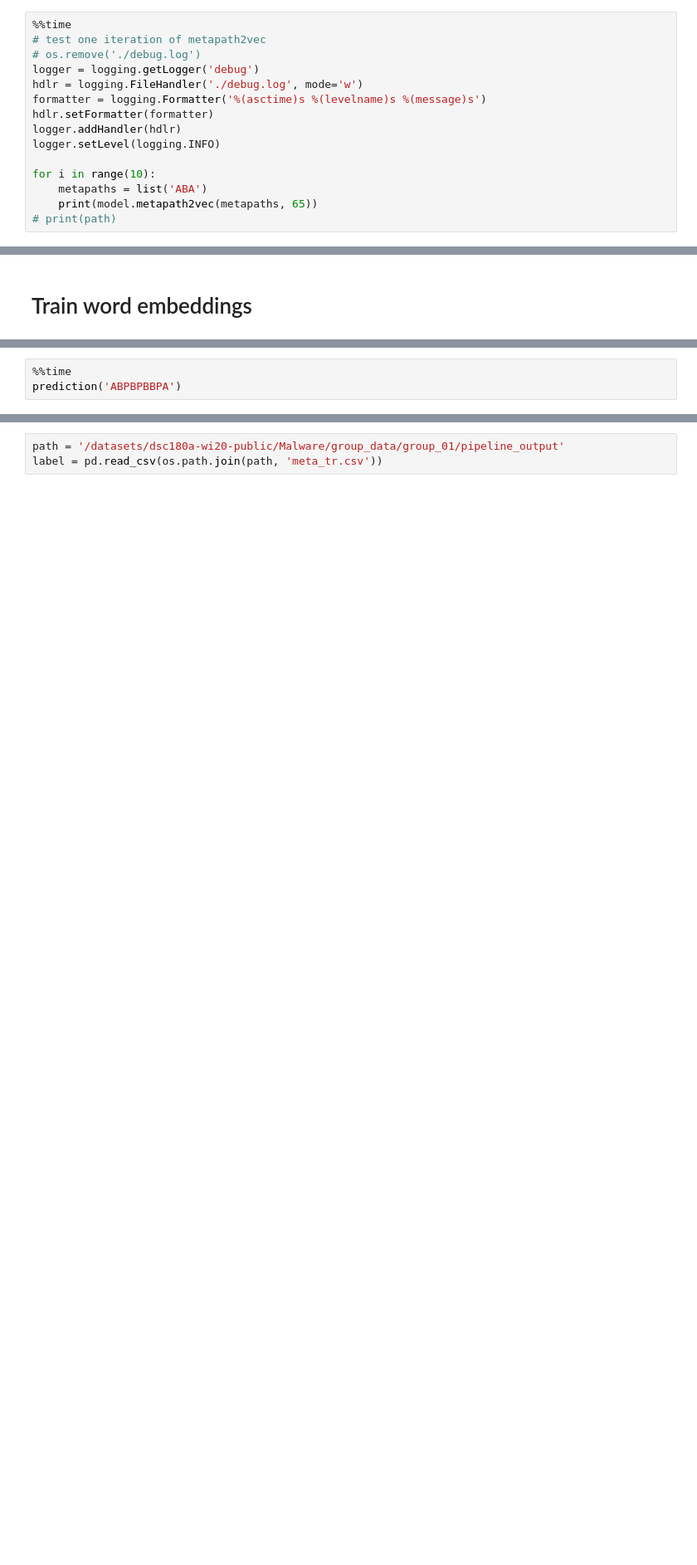
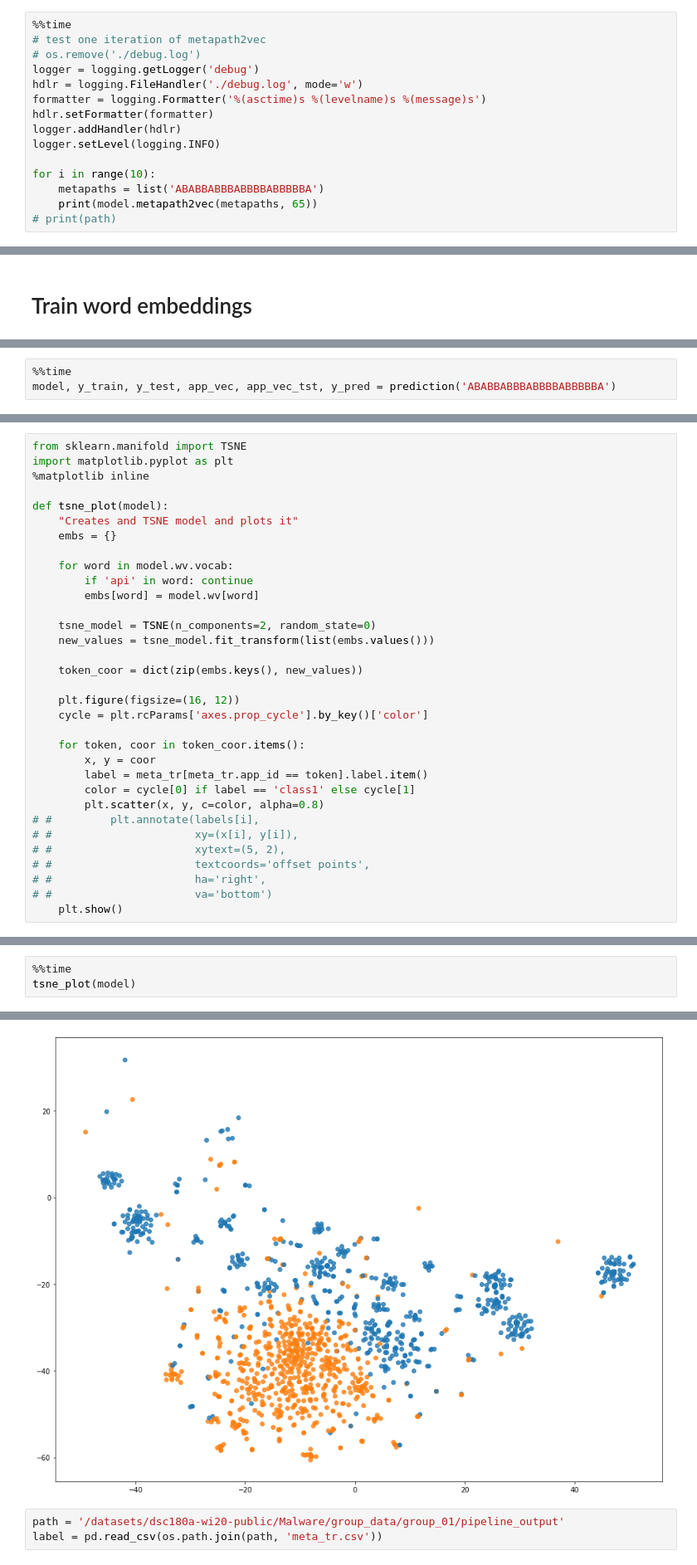
Before and after one commit to davidzyx/HinDroid-with-Embeddings, a Jupyter notebook: notebooks/metapath2vec.ipynb, the cells around one changed output, grey strips where cells are left out. Shown at 83% size. Cells and saved outputs as stored; diff of their text form; blank space fills up the shorter version.

```diff
--- a/notebooks/metapath2vec.ipynb
+++ b/notebooks/metapath2vec.ipynb
@@ -64,7 +58,7 @@ logger.addHandler(hdlr)
 logger.setLevel(logging.INFO)
 
 for i in range(10):
-    metapaths = list('ABA')
+    metapaths = list('ABABBABBBABBBBABBBBBA')
     print(model.metapath2vec(metapaths, 65))
 # print(path)
 # %% [output]
@@ -179,0 +187,3 @@ def prediction(metapath):
+# %%
+%%time
+model, y_train, y_test, app_vec, app_vec_tst, y_pred = prediction('ABABBABBBABBBBABBBBBA')
@@ -179,0 +355,33 @@ def prediction(metapath):
+# %%
+from sklearn.manifold import TSNE
+import matplotlib.pyplot as plt
+%matplotlib inline
+
+def tsne_plot(model):
+    "Creates and TSNE model and plots it"
+    embs = {}
+
+    for word in model.wv.vocab:
+        if 'api' in word: continue
+        embs[word] = model.wv[word]
+
+    tsne_model = TSNE(n_components=2, random_state=0)
+    new_values = tsne_model.fit_transform(list(embs.values()))
+
+    token_coor = dict(zip(embs.keys(), new_values))
+
+    plt.figure(figsize=(16, 12))
+    cycle = plt.rcParams['axes.prop_cycle'].by_key()['color']
+
+    for token, coor in token_coor.items():
+        x, y = coor
+        label = meta_tr[meta_tr.app_id == token].label.item()
+        color = cycle[0] if label == 'class1' else cycle[1]
+        plt.scatter(x, y, c=color, alpha=0.8)
+# #         plt.annotate(labels[i],
+# #                      xy=(x[i], y[i]),
+# #                      xytext=(5, 2),
+# #                      textcoords='offset points',
+# #                      ha='right',
+# #                      va='bottom')
+    plt.show()
@@ -180,4 +391,4 @@ def prediction(metapath):
 # %%
 %%time
-prediction('ABPBPBBPA')
+tsne_plot(model)
 # %% [output]
@@ -193,3 +396,4 @@ Wall time: 3min 13s
+[figure, added]
 # %%
 path = '/datasets/dsc180a-wi20-public/Malware/group_data/group_01/pipeline_output'
 label = pd.read_csv(os.path.join(path, 'meta_tr.csv'))
```
Also changed, not shown: parts of 31 cells of this notebook.
